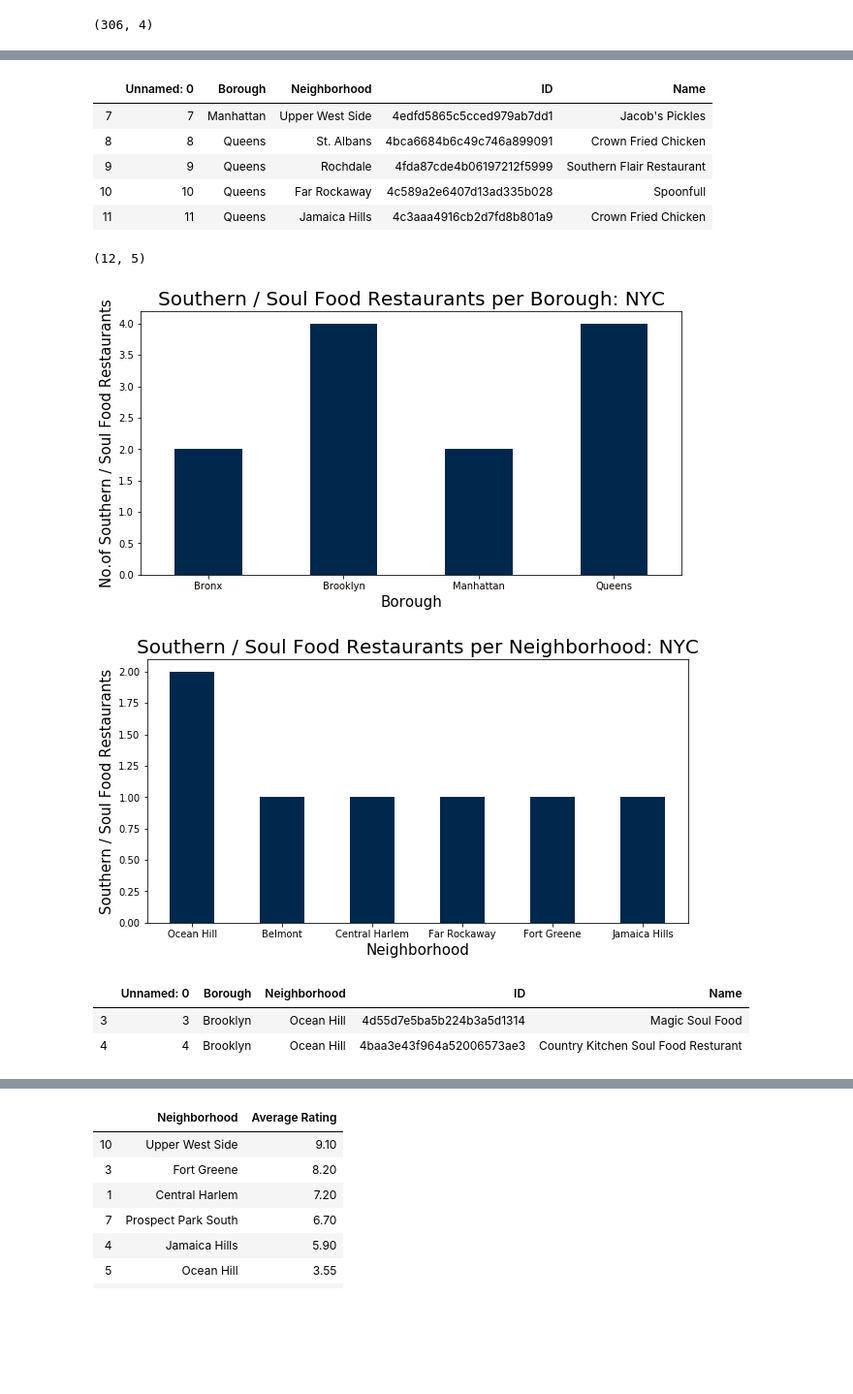
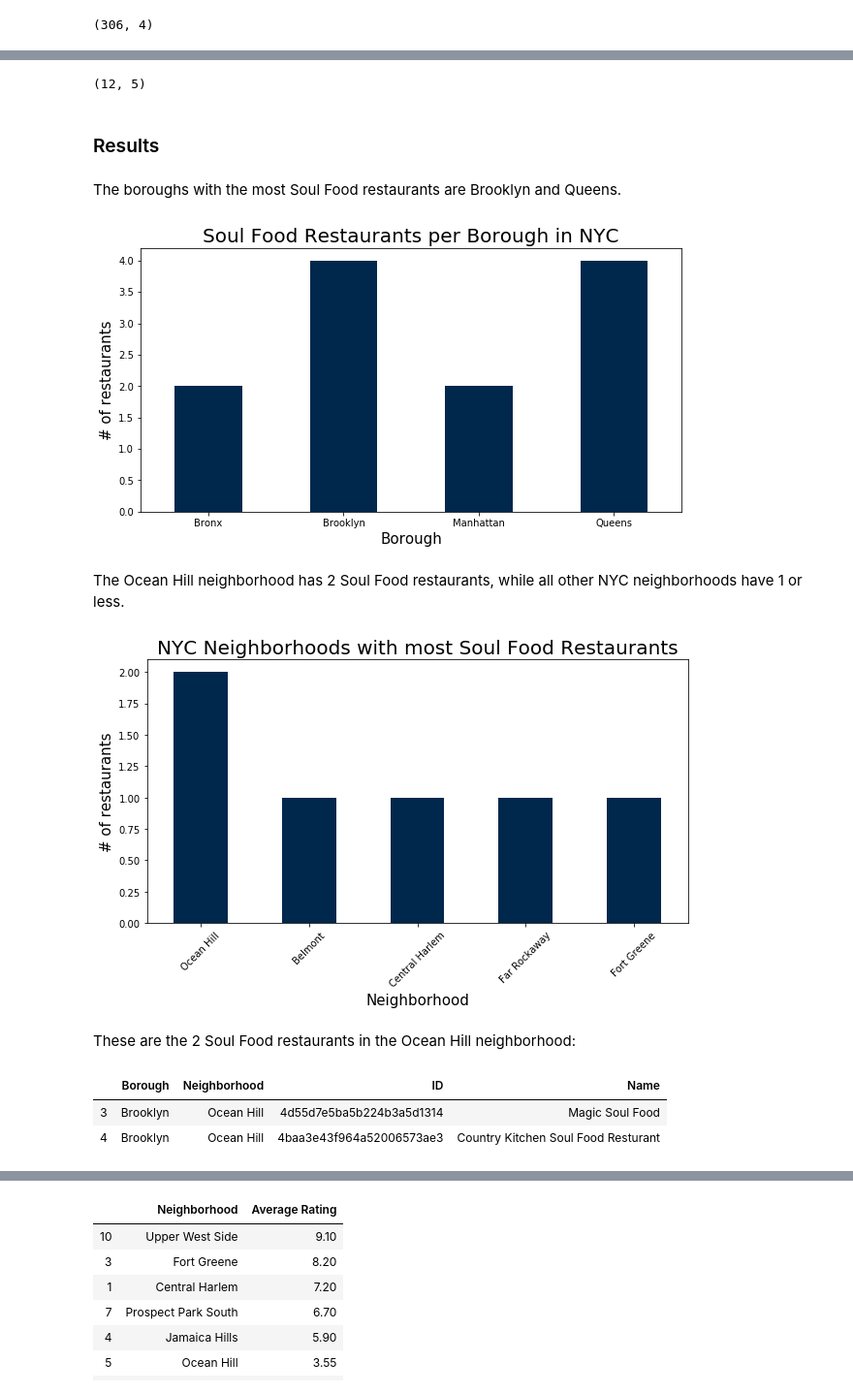
Before and after one commit to UMSItony/Coursera_Capstone, a Jupyter notebook: battle_week2.ipynb, the cells around one changed output, grey strips where cells are left out. Shown at 97% size. Saved outputs shown, nothing was run; the diff lists cells and outputs as text; code cells hidden in the pictures; blank space fills up the shorter version.

```diff
--- a/battle_week2.ipynb
+++ b/battle_week2.ipynb
@@ -156,39 +163,40 @@ soul_rest_ny.to_csv('soul_rest_ny_tocsv1.csv') # Save the information so far to
 # %%
 soul_rest_ny = pd.read_csv('soul_rest_ny_tocsv1.csv')
-soul_rest_ny.tail()
-# %% [output]
-|  | Unnamed: 0 | Borough | Neighborhood | ID | Name |
-| 7 | 7 | Manhattan | Upper West Side | 4edfd5865c5cced979ab7dd1 | Jacob's Pickles |
-| 8 | 8 | Queens | St. Albans | 4bca6684b6c49c746a899091 | Crown Fried Chicken |
-| 9 | 9 | Queens | Rochdale | 4fda87cde4b06197212f5999 | Southern Flair Restaurant |
-| 10 | 10 | Queens | Far Rockaway | 4c589a2e6407d13ad335b028 | Spoonfull |
-| 11 | 11 | Queens | Jamaica Hills | 4c3aaa4916cb2d7fd8b801a9 | Crown Fried Chicken |
 # %%
 soul_rest_ny.shape
 # %% [output]
 (12, 5)
+# %% [markdown]
+### Results
+# %% [markdown]
+The boroughs with the most Soul Food restaurants are Brooklyn and Queens.
 # %%
+clr = "#00274C"
 soul_rest_ny.groupby('Borough')['ID'].count().plot.bar(figsize=(10,5), color = clr)
-plt.title('Southern / Soul Food Restaurants per Borough: NYC', fontsize = 20)
+plt.title('Soul Food Restaurants per Borough in NYC', fontsize = 20)
 plt.xlabel('Borough', fontsize = 15)
-plt.ylabel('No.of Southern / Soul Food Restaurants', fontsize=15)
+plt.ylabel('# of restaurants', fontsize=15)
 plt.xticks(rotation = 'horizontal')
 plt.show()
 # %% [output]
-[figure, old version]
+[figure, new version]
+# %% [markdown]
+The Ocean Hill neighborhood has 2 Soul Food restaurants, while all other NYC neighborhoods have 1 or less.
 # %%
-NOofNeigh = 6 # top number for graphing all the same past 6
-soul_rest_ny.groupby('Neighborhood')['ID'].count().nlargest(NOofNeigh).plot.bar(figsize=(10,5), color=clr)
-plt.title('Southern / Soul Food Restaurants per Neighborhood: NYC', fontsize = 20)
+soul_rest_ny.groupby('Neighborhood')['ID'].count().nlargest(5).plot.bar(figsize=(10,5), color=clr)
+plt.title('NYC Neighborhoods with most Soul Food Restaurants', fontsize = 20)
 plt.xlabel('Neighborhood', fontsize = 15)
-plt.ylabel('Southern / Soul Food Restaurants', fontsize=15)
-plt.xticks(rotation = 'horizontal')
+plt.ylabel('# of restaurants', fontsize=15)
+plt.xticks(rotation = 45)
 plt.show()
 # %% [output]
-[figure, old version]
+[figure, new version]
+# %% [markdown]
+These are the 2 Soul Food restaurants in the Ocean Hill neighborhood:
 # %%
-soul_rest_ny[soul_rest_ny['Neighborhood']=='Ocean Hill']
+soul_rest_ny2 = soul_rest_ny.drop(['Unnamed: 0'], axis=1)
+soul_rest_ny2[soul_rest_ny['Neighborhood']=='Ocean Hill']
 # %% [output]
-|  | Unnamed: 0 | Borough | Neighborhood | ID | Name |
-| 3 | 3 | Brooklyn | Ocean Hill | 4d55d7e5ba5b224b3a5d1314 | Magic Soul Food |
-| 4 | 4 | Brooklyn | Ocean Hill | 4baa3e43f964a52006573ae3 | Country Kitchen Soul Food Resturant |
+|  | Borough | Neighborhood | ID | Name |
+| 3 | Brooklyn | Ocean Hill | 4d55d7e5ba5b224b3a5d1314 | Magic Soul Food |
+| 4 | Brooklyn | Ocean Hill | 4baa3e43f964a52006573ae3 | Country Kitchen Soul Food Resturant |
```
Also changed, not shown: parts of 55 cells of this notebook.
